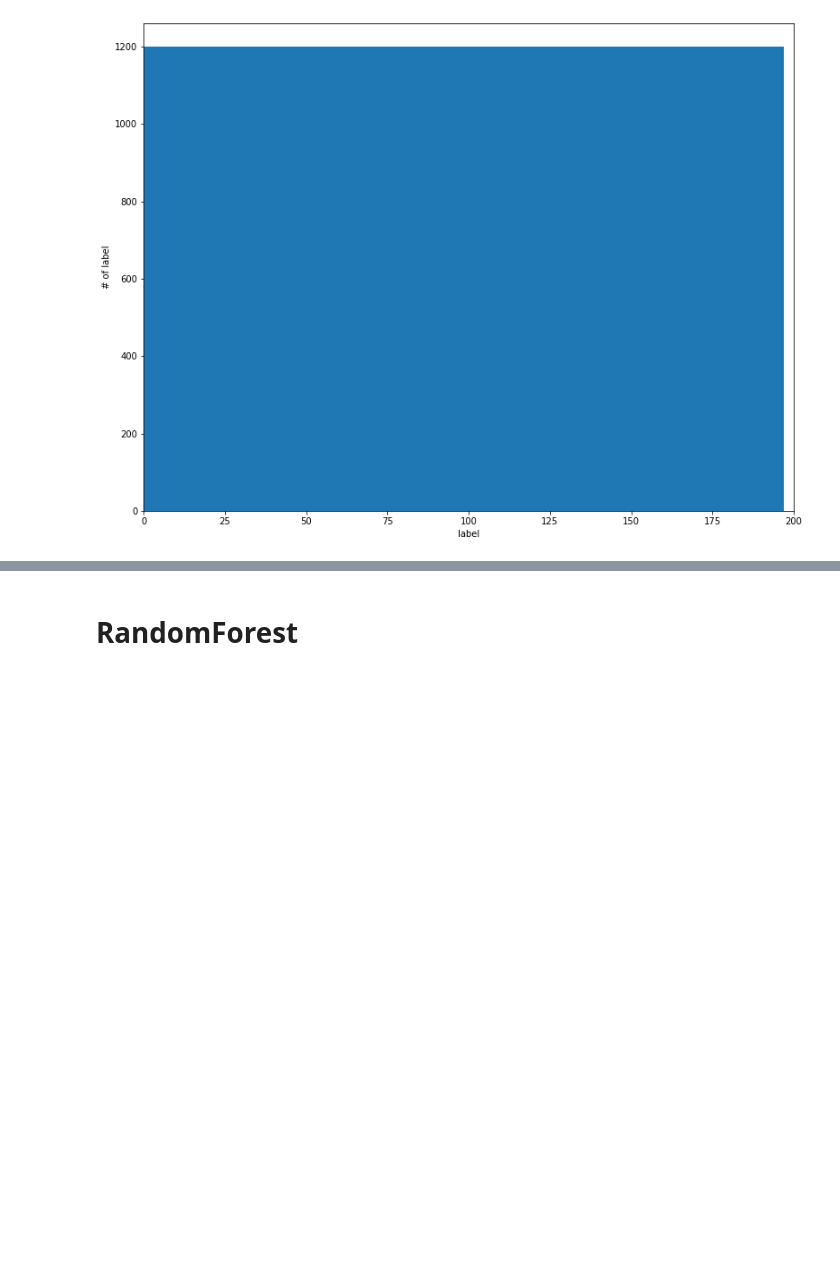
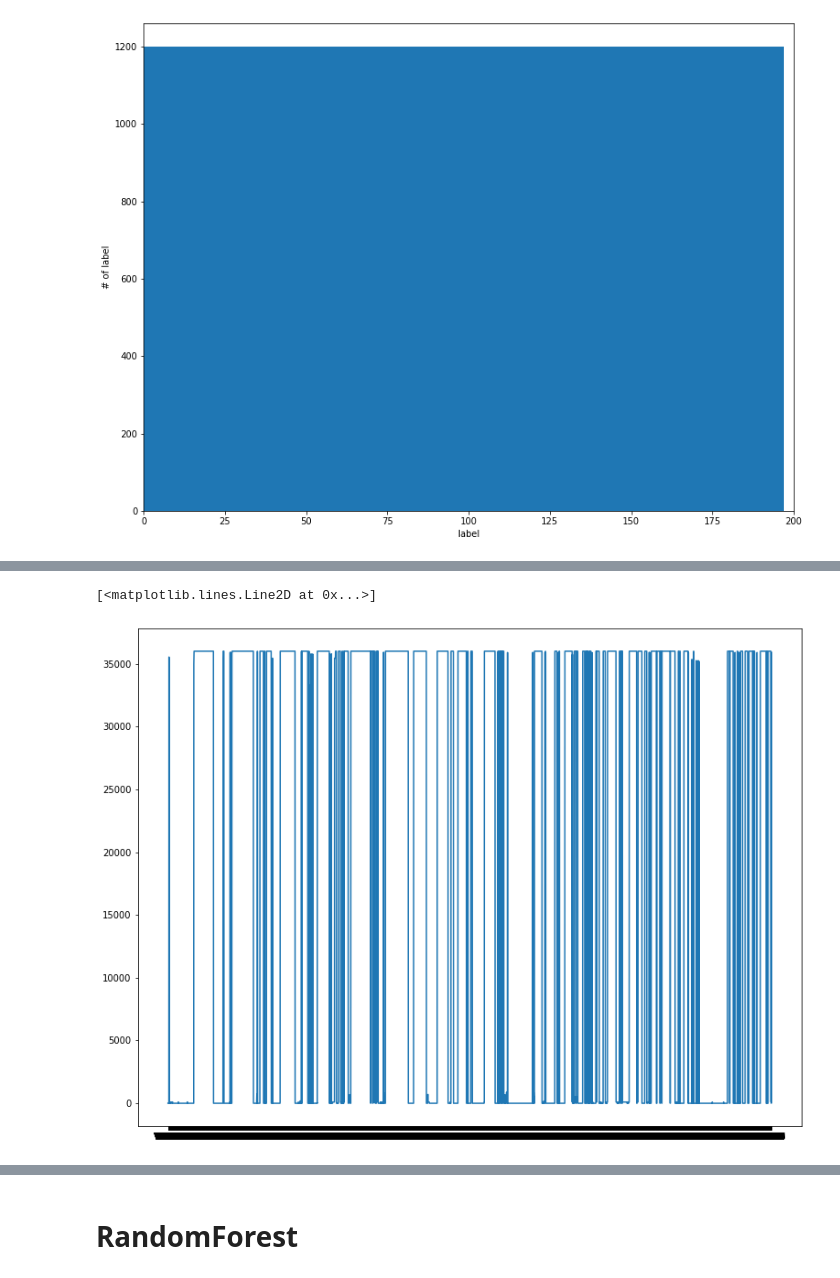
Before and after one commit to osmanturks/DACON, a Jupyter notebook: PrePro.ipynb, the cells around one changed output, grey strips where cells are left out. Saved outputs shown, nothing was run; the diff lists cells and outputs as text; code cells hidden in the pictures; blank space fills up the shorter version.

```diff
--- a/PrePro.ipynb
+++ b/PrePro.ipynb
@@ -167,0 +292,5 @@ plt.show()
+# %%
+plt.plot(test.isin([0,1]).sum())
+# %% [output]
+[<matplotlib.lines.Line2D at 0x...>]
+[figure, added]
```
Also changed, not shown: parts of 42 cells of this notebook.
